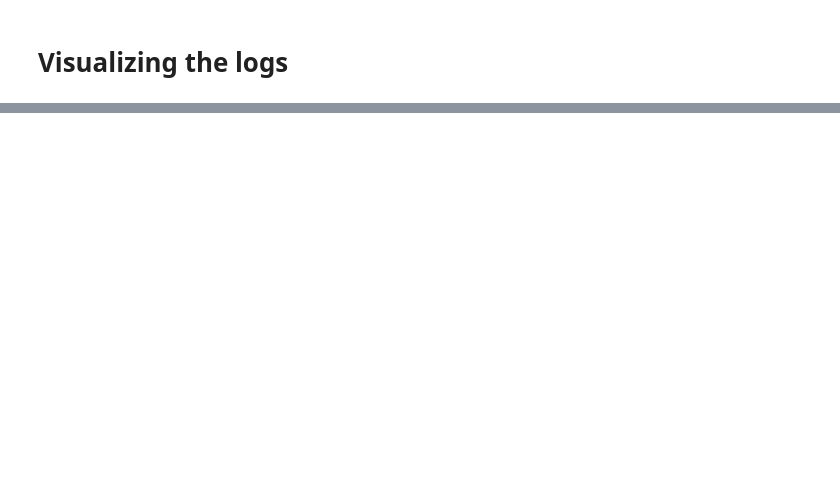
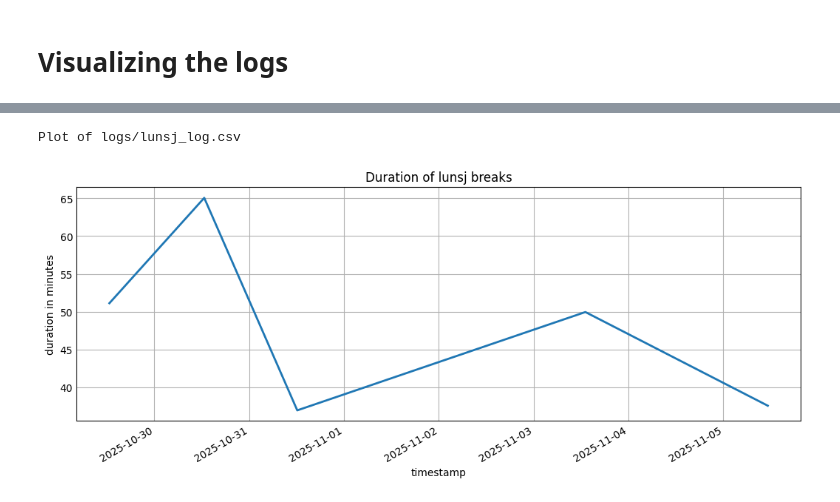
Before and after one commit to synneremmen/ml-bot, a Jupyter notebook: visualize.ipynb, the cells around one changed output, grey strips where cells are left out. Drawn from its saved outputs; the diff is of its cells as text; code cells hidden in the pictures; blank space fills up the shorter version.

```diff
--- a/visualize.ipynb
+++ b/visualize.ipynb
@@ -50,2 +85,5 @@ plot_logs(kaffe_file)
 # %%
-plot_logs(lunsj_file)
+plot_timeseries_logs(lunsj_file)
+# %% [output]
+Plot of logs/lunsj_log.csv
+[figure, added]
```
Also changed, not shown: parts of 4 cells of this notebook.
